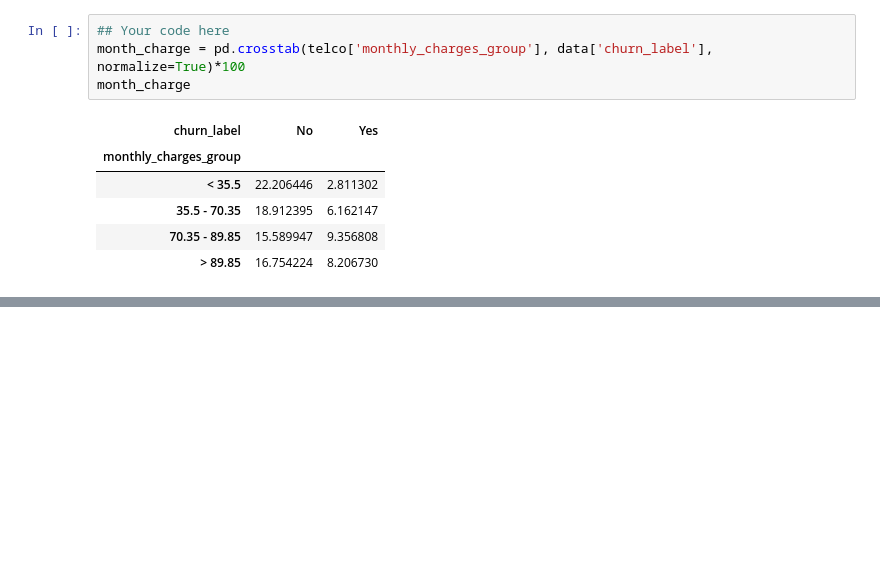
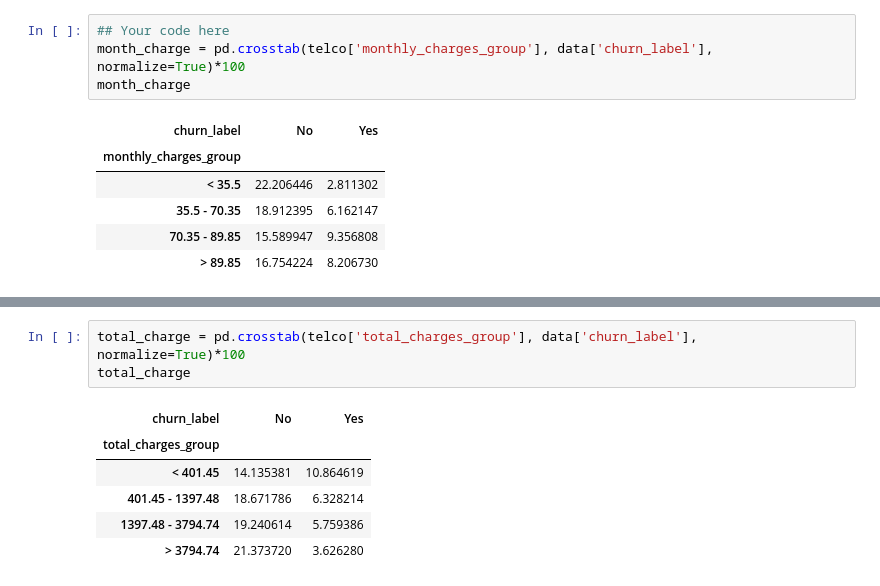
Before and after one commit to arwi70/dacapstone, a Jupyter notebook: Customer_Churn_Analysis.ipynb, the cells around one changed output, grey strips where cells are left out. Drawn from its saved outputs; the diff is of its cells as text; blank space fills up the shorter version.

```diff
--- a/Customer_Churn_Analysis.ipynb
+++ b/Customer_Churn_Analysis.ipynb
@@ -522,0 +494,10 @@ Text(0.5, 1.0, 'Churn Rate by Monthly Charge Group')
+# %%
+total_charge = pd.crosstab(telco['total_charges_group'], data['churn_label'], normalize=True)*100
+total_charge
+# %% [output]
+| churn_label | No | Yes |
+| total_charges_group |  |  |
+| < 401.45 | 14.135381 | 10.864619 |
+| 401.45 - 1397.48 | 18.671786 | 6.328214 |
+| 1397.48 - 3794.74 | 19.240614 | 5.759386 |
+| > 3794.74 | 21.373720 | 3.626280 |
```
Also changed, not shown: parts of 17 cells of this notebook, 4 other files.
